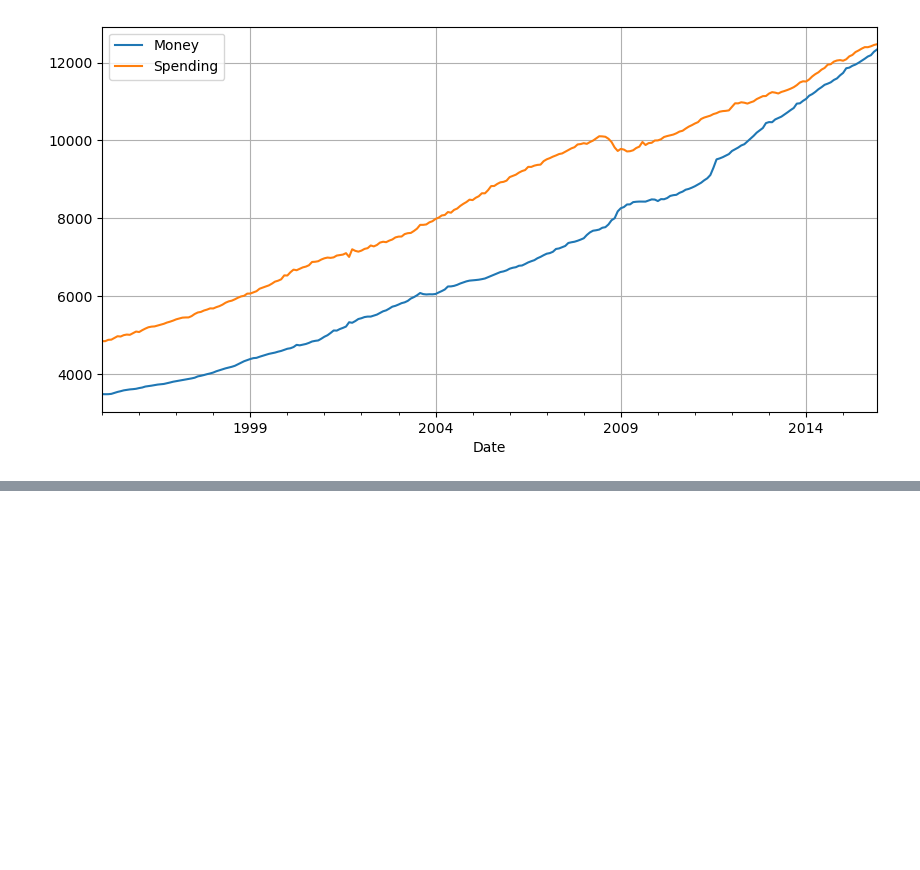
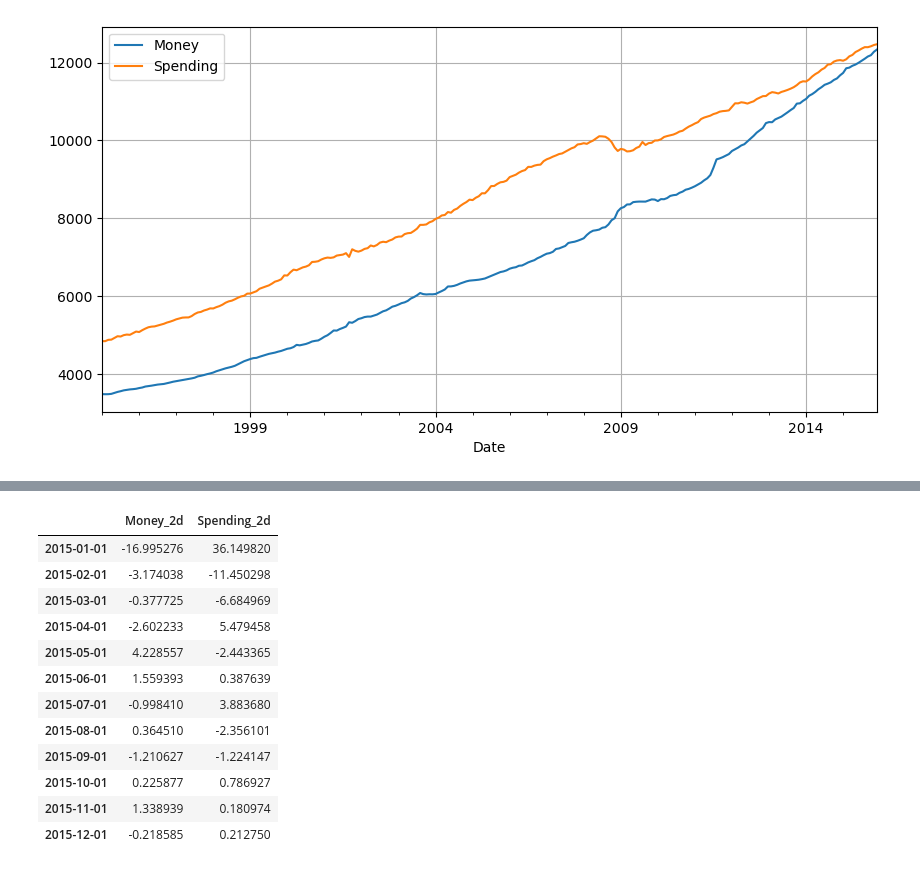
Before and after one commit to Shiska07/Data-Science-and-Machine-Learning, a Jupyter notebook: Time-Series-Analysis/Vector AutoRegression (VAR) Model.ipynb, the cells around one changed output, grey strips where cells are left out. Saved outputs shown, nothing was run; the diff lists cells and outputs as text; code cells hidden in the pictures; blank space fills up the shorter version.

```diff
--- a/Time-Series-Analysis/Vector AutoRegression (VAR) Model.ipynb
+++ b/Time-Series-Analysis/Vector AutoRegression (VAR) Model.ipynb
@@ -217,0 +257,4 @@ Both columns are stationary after being differentia
+# %%
+# order 5 has the lowest AIC value
+model = model.fit(5)
+model.summary()
@@ -217,0 +283,7 @@ Both columns are stationary after being differentia
+# %%
+# grab 5 lagges values right before the test starts
+lagged_values = train.values[-5:]
+# %%
+# save forecasted results
+z = model.forecast(y = lagged_values, steps = 12)
+z
@@ -217,0 +306,17 @@ Both columns are stationary after being differentia
+# %%
+df_forecast = pd.DataFrame(data=z, index=idx, columns=['Money_2d', 'Spending_2d'])
+df_forecast
+# %% [output]
+|  | Money_2d | Spending_2d |
+| 2015-01-01 | -16.995276 | 36.149820 |
+| 2015-02-01 | -3.174038 | -11.450298 |
+| 2015-03-01 | -0.377725 | -6.684969 |
+| 2015-04-01 | -2.602233 | 5.479458 |
+| 2015-05-01 | 4.228557 | -2.443365 |
+| 2015-06-01 | 1.559393 | 0.387639 |
+| 2015-07-01 | -0.998410 | 3.883680 |
+| 2015-08-01 | 0.364510 | -2.356101 |
+| 2015-09-01 | -1.210627 | -1.224147 |
+| 2015-10-01 | 0.225877 | 0.786927 |
+| 2015-11-01 | 1.338939 | 0.180974 |
+| 2015-12-01 | -0.218585 | 0.212750 |
```
Also changed, not shown: parts of 43 cells of this notebook.
